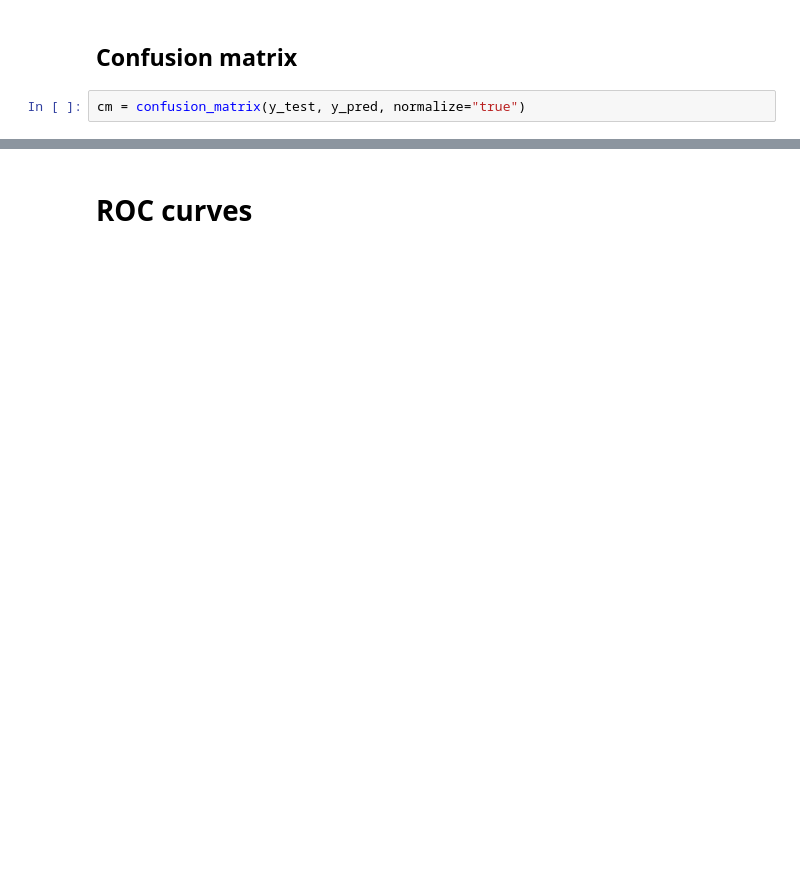
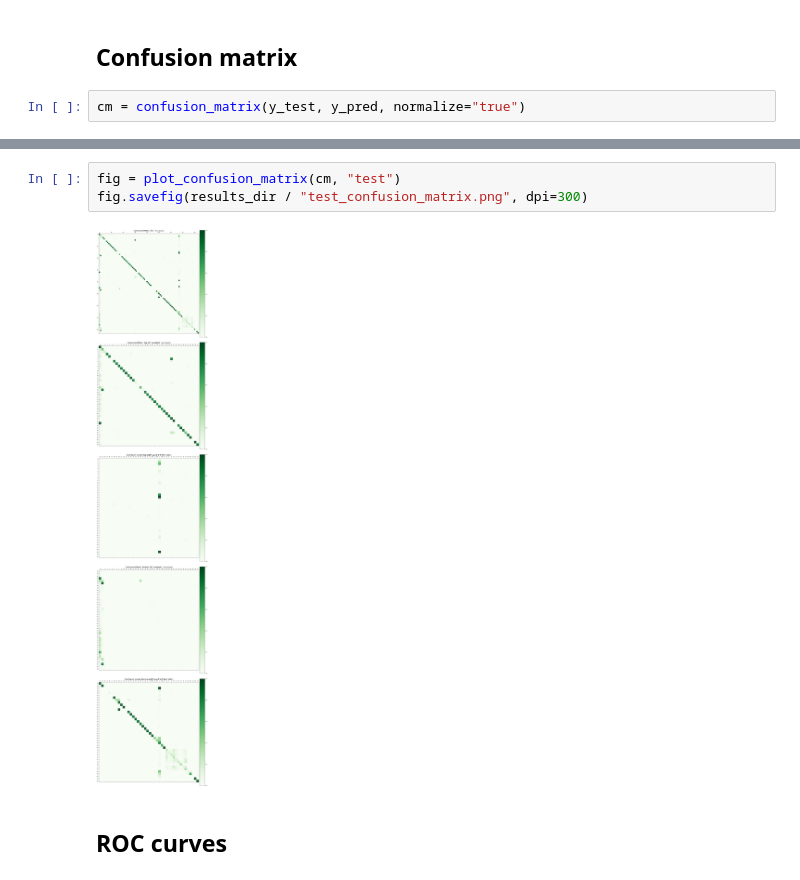
Before and after one commit to nelioasousa/iiot_threat_detec, a Jupyter notebook: experiments/decision_tree.ipynb, the cells around one changed output, grey strips where cells are left out. Saved outputs shown, nothing was run; the diff lists cells and outputs as text; blank space fills up the shorter version.

```diff
--- a/experiments/decision_tree.ipynb
+++ b/experiments/decision_tree.ipynb
@@ -237,5 +297,10 @@ plt.show()
+# %%
+fig = plot_confusion_matrix(cm, "test")
+fig.savefig(results_dir / "test_confusion_matrix.png", dpi=300)
+# %% [output]
+[figure, added]
 # %% [markdown]
-# ROC curves
+## ROC curves
 # %%
 ncols = 4
 nrows = ceil(len(trained_model.classes_) / ncols)
```
Also changed, not shown: parts of 20 cells of this notebook, 13 other files.
